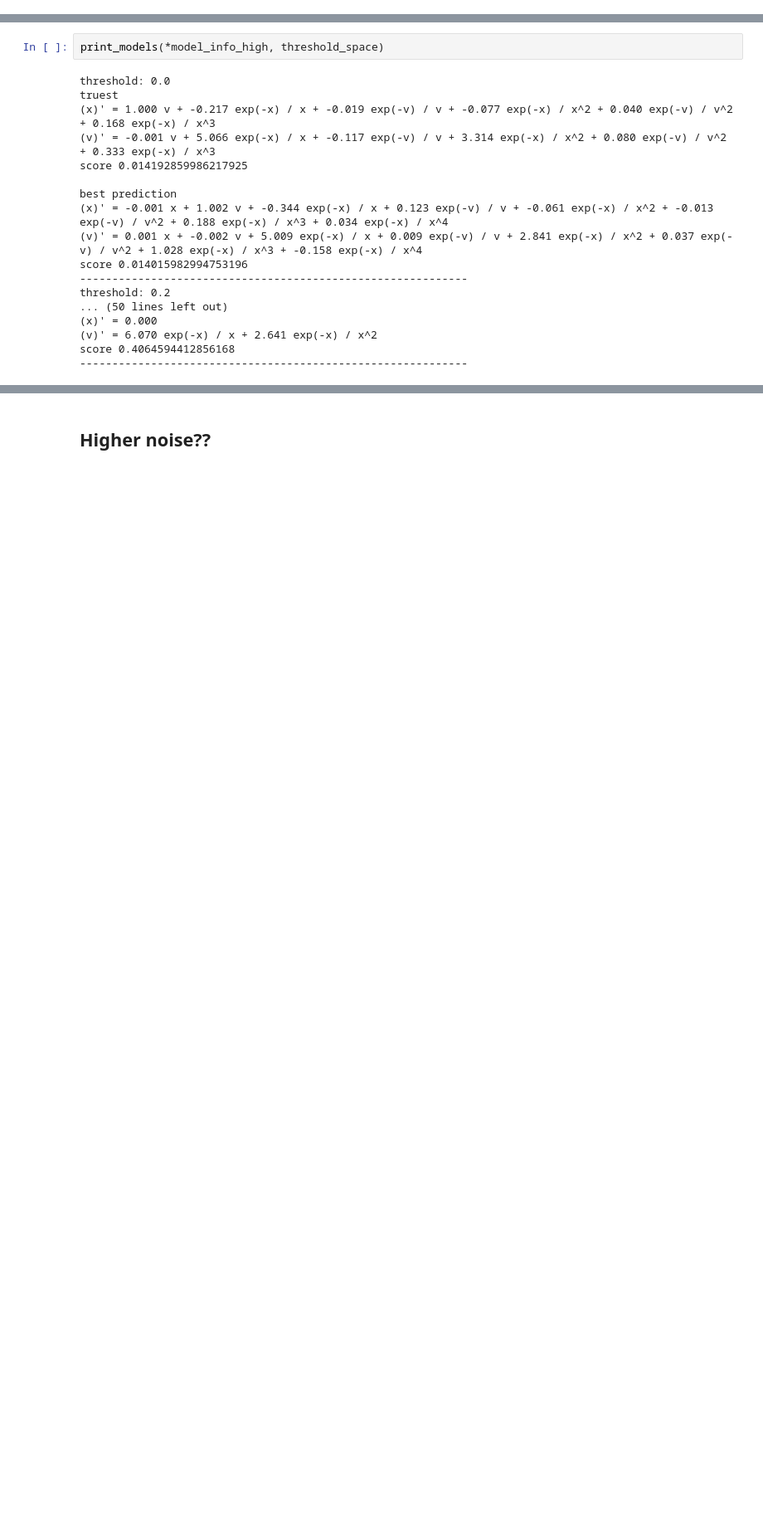
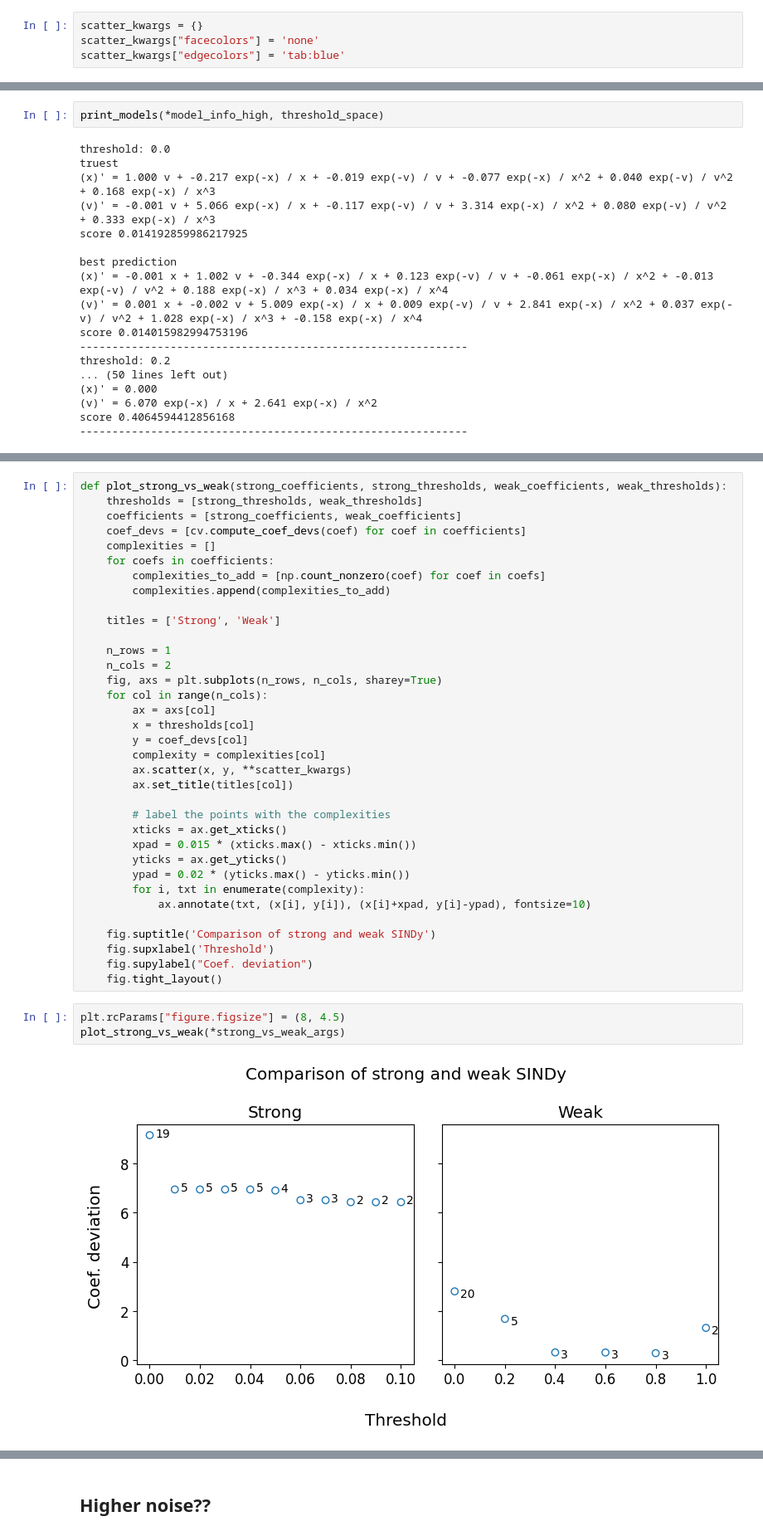
Before and after one commit to zbrookshowe/yukawa-sindy, a Jupyter notebook: paper_results/weak_vs_strong.ipynb, the cells around one changed output, grey strips where cells are left out. Shown at 83% size. Saved outputs shown, nothing was run; the diff lists cells and outputs as text; blank space fills up the shorter version.

```diff
--- a/paper_results/weak_vs_strong.ipynb
+++ b/paper_results/weak_vs_strong.ipynb
@@ -13,6 +13,10 @@ from importlib import reload
 import pickle as pkl
 with open('scaling_const.float', 'rb') as f:
     SCALING_CONST = pkl.load(f)
+# %%
+scatter_kwargs = {}
+scatter_kwargs["facecolors"] = 'none'
+scatter_kwargs["edgecolors"] = 'tab:blue'
 # %%
 reload(ys)
 reload(cv)
@@ -468,0 +485,40 @@ score 0.4064594412856168
+# %%
+def plot_strong_vs_weak(strong_coefficients, strong_thresholds, weak_coefficients, weak_thresholds):
+    thresholds = [strong_thresholds, weak_thresholds]
+    coefficients = [strong_coefficients, weak_coefficients]
+    coef_devs = [cv.compute_coef_devs(coef) for coef in coefficients]
+    complexities = []
+    for coefs in coefficients:
+        complexities_to_add = [np.count_nonzero(coef) for coef in coefs]
+        complexities.append(complexities_to_add)
+
+    titles = ['Strong', 'Weak']
+
+    n_rows = 1
+    n_cols = 2
+    fig, axs = plt.subplots(n_rows, n_cols, sharey=True)
+    for col in range(n_cols):
+        ax = axs[col]
+        x = thresholds[col]
+        y = coef_devs[col]
+        complexity = complexities[col]
+        ax.scatter(x, y, **scatter_kwargs)
+        ax.set_title(titles[col])
+
+        # label the points with the complexities
+        xticks = ax.get_xticks()
+        xpad = 0.015 * (xticks.max() - xticks.min())
+        yticks = ax.get_yticks()
+        ypad = 0.02 * (yticks.max() - yticks.min())
+        for i, txt in enumerate(complexity):
+            ax.annotate(txt, (x[i], y[i]), (x[i]+xpad, y[i]-ypad), fontsize=10)
+
+    fig.suptitle('Comparison of strong and weak SINDy')
+    fig.supxlabel('Threshold')
+    fig.supylabel("Coef. deviation")
+    fig.tight_layout()
+# %%
+plt.rcParams["figure.figsize"] = (8, 4.5)
+plot_strong_vs_weak(*strong_vs_weak_args)
+# %% [output]
+[figure, added]
```
Also changed, not shown: parts of 4 cells of this notebook, 9 other files.
